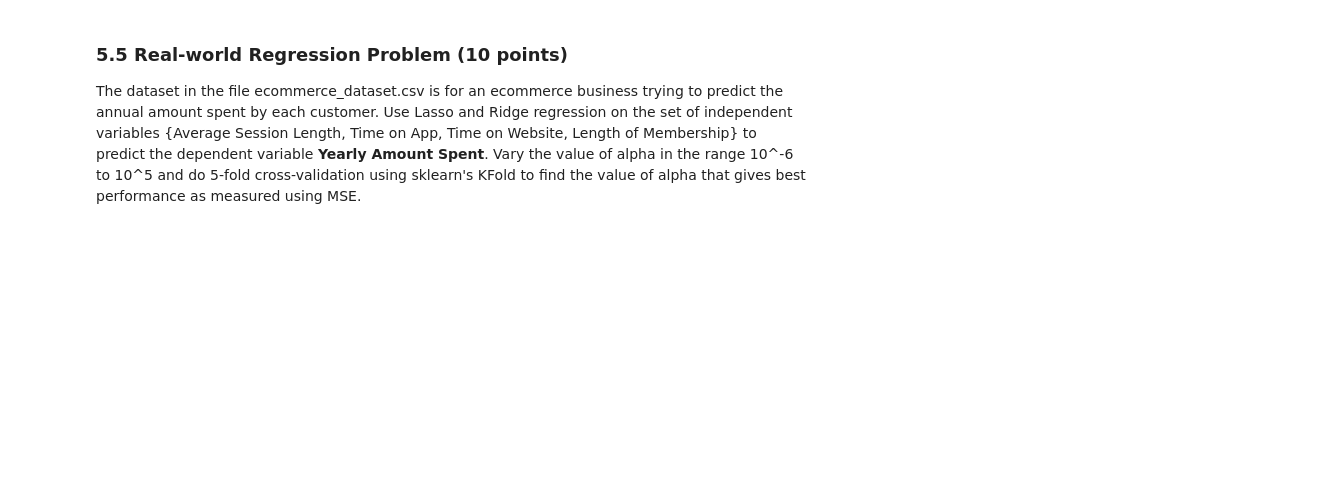
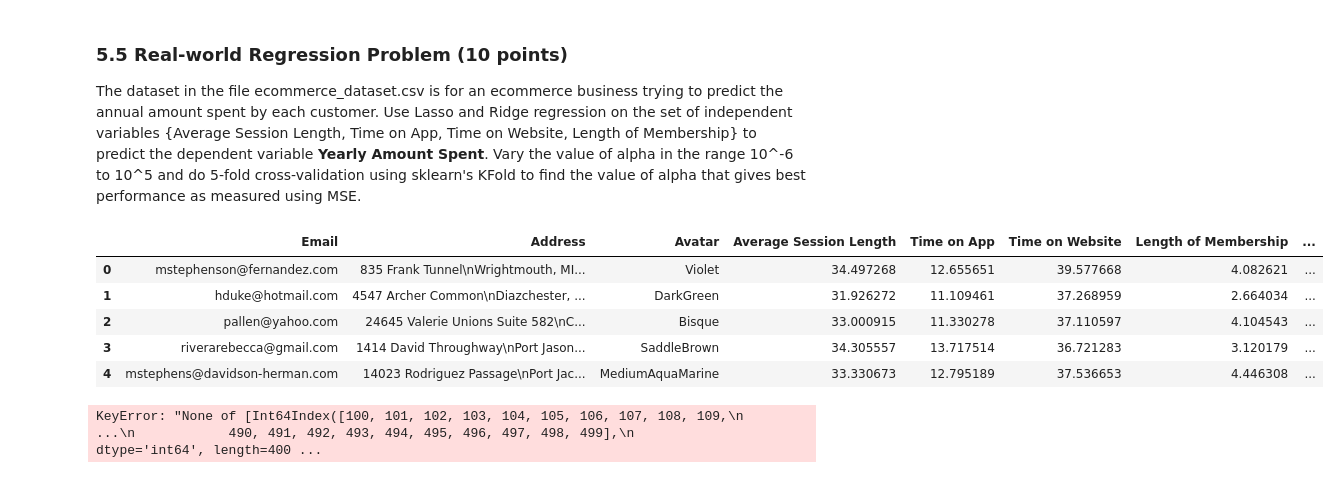
Before and after one commit to babusid/ECE461P, a Jupyter notebook: HW1/DSP23_Homework_1.ipynb, the cells around one changed output. Saved outputs shown, nothing was run; the diff lists cells and outputs as text; code cells hidden in the pictures; blank space fills up the shorter version.

```diff
--- a/HW1/DSP23_Homework_1.ipynb
+++ b/HW1/DSP23_Homework_1.ipynb
@@ -94,3 +239,16 @@ b) Plot the train error, test error and the norm of the coefficient vector with
 ### 5.5 Real-world Regression Problem (10 points)
 
 The dataset in the file ecommerce_dataset.csv is for an ecommerce business trying to predict the annual amount spent by each customer. Use Lasso and Ridge regression on the set of independent variables {Average Session Length, Time on App, Time on Website, Length of Membership}  to predict the dependent variable **Yearly Amount Spent**. Vary the value of alpha in the range 10^-6 to 10^5 and do 5-fold cross-validation using sklearn's KFold to find the value of alpha that gives best performance as measured using MSE.
+# %%
+import pandas as pd
+
+#read csv
+df = pd.read_csv("ecommerce_dataset.csv")
+df.head()
+# %% [output]
+|  | Email | Address | Avatar | Average Session Length | Time on App | Time on Website | Length of Membership | ... |
+| 0 | mstephenson@fernandez.com | 835 Frank Tunnel\nWrightmouth, MI... | Violet | 34.497268 | 12.655651 | 39.577668 | 4.082621 | ... |
+| 1 | hduke@hotmail.com | 4547 Archer Common\nDiazchester, ... | DarkGreen | 31.926272 | 11.109461 | 37.268959 | 2.664034 | ... |
+| 2 | pallen@yahoo.com | 24645 Valerie Unions Suite 582\nC... | Bisque | 33.000915 | 11.330278 | 37.110597 | 4.104543 | ... |
+| 3 | riverarebecca@gmail.com | 1414 David Throughway\nPort Jason... | SaddleBrown | 34.305557 | 13.717514 | 36.721283 | 3.120179 | ... |
+| 4 | mstephens@davidson-herman.com | 14023 Rodriguez Passage\nPort Jac... | MediumAquaMarine | 33.330673 | 12.795189 | 37.536653 | 4.446308 | ... |
@@ -96,0 +260,39 @@ The dataset in the file ecommerce_dataset.csv is for an ecommerce business tryin
+# %%
+from sklearn.model_selection import KFold
+
+# generate set of alpha values
+alphas = np.linspace(10**-6, 10**5, 300)
+test_MSE = []
+
+# define 5 fold cross val model
+fold = KFold(5)
+avg_loss = []
+
+for a in alphas:
+    model_lasso = Lasso(alpha=a)
+    model_ridge = Ridge(alpha=a)
+    ridge_losses = [] # collect losses and compute avg for all splits and compare
+    lasso_losses = []
+
+    for train_index, test_index in fold.split(X):
+        #fit models and compute MSE from predictions
+        model_lasso.fit(X[train_index], y[train_index])
+        model_ridge.fit(X[train_index], y[train_index])
+
+        # get test MSE
+        lasso_preds = model_lasso.predict(X[test_index])
+        ridge_preds = model_ridge.predict(X[test_index])
+
+        test_lasso_mse = mean_squared_error(y[test_index], lasso_preds)
+        test_ridge_mse = mean_squared_error(y[test_index], ridge_preds)
+
+        #accumulate all losses
+        ridge_losses.append(test_ridge_mse)
+        lasso_losses.append(test_lasso_mse)
+
+    # compute avg of all splits for each alpha value
+    ridge_avg = sum(ridge_losses)/len(ridge_losses)
+    lasso_avg = sum(lasso_losses)/len(lasso_losses)
+    avg_loss.append([lasso_avg, ridge_avg])
+# %% [output]
+KeyError: "None of [Int64Index([100, 101, 102, 103, 104, 105, 106, 107, 108, 109,\n            ...\n            490, 491, 492, 493, 494, 495, 496, 497, 498, 499],\n           dtype='int64', length=400 ...
```
Also changed, not shown: parts of 12 cells of this notebook, 2 other files.
